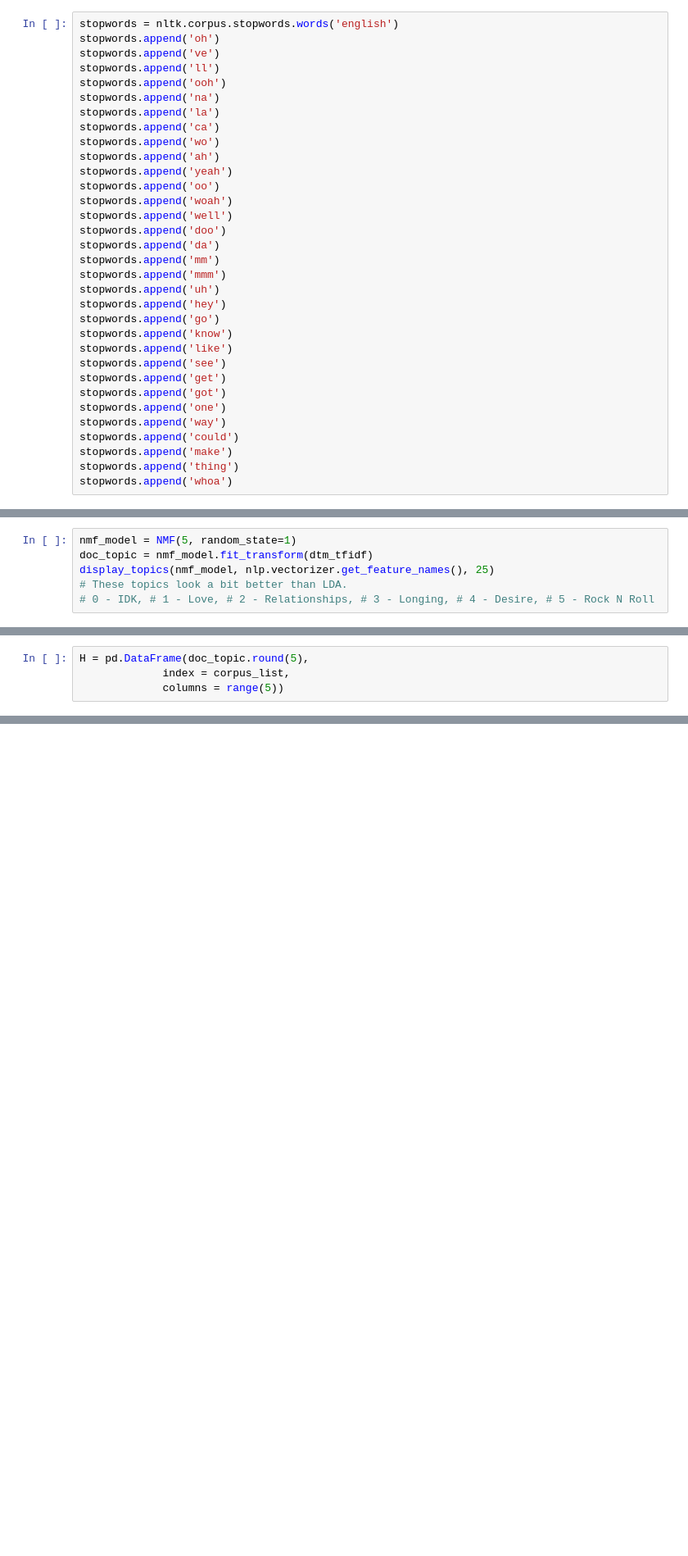
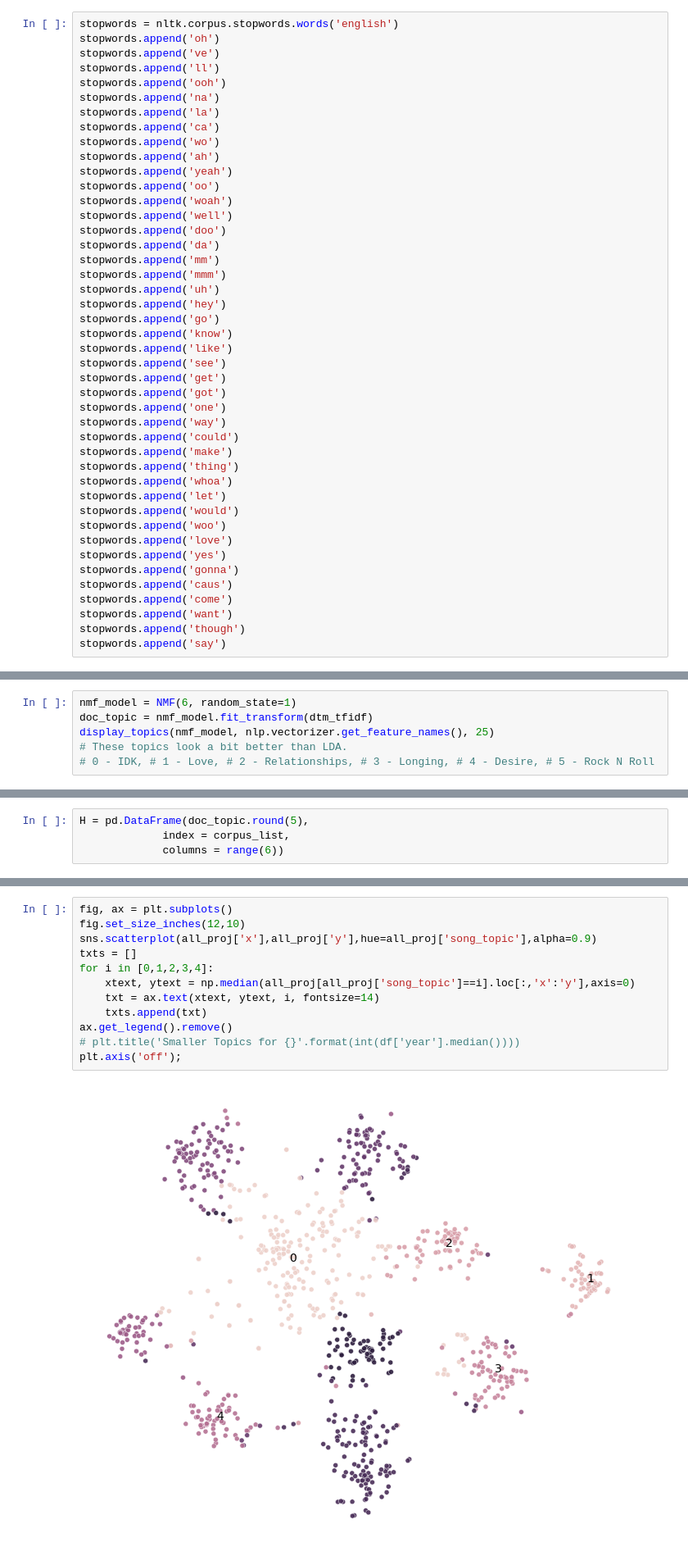
Before and after one commit to josephpcowell/cowell_proj_5, a Jupyter notebook: text_analysis.ipynb, the cells around one changed output, grey strips where cells are left out. Shown: that part at 82% size. Saved outputs shown, nothing was run; the diff lists cells and outputs as text; blank space fills up the shorter version.

Commit message:
Trying to do some topic modeling and sentiment analysis

```diff
--- a/text_analysis.ipynb
+++ b/text_analysis.ipynb
@@ -76,6 +79,17 @@ stopwords.append('could')
 stopwords.append('make')
 stopwords.append('thing')
 stopwords.append('whoa')
+stopwords.append('let')
+stopwords.append('would')
+stopwords.append('woo')
+stopwords.append('love')
+stopwords.append('yes')
+stopwords.append('gonna')
+stopwords.append('caus')
+stopwords.append('come')
+stopwords.append('want')
+stopwords.append('though')
+stopwords.append('say')
 # %%
 nlp = NLPPipe(vectorizer=TfidfVectorizer(stop_words=stopwords, max_df=0.80, min_df=10),
               tokenizer=TweetTokenizer().tokenize,
@@ -86,7 +100,7 @@ nlp.fit(corpus_list)
 dtm_tfidf = nlp.transform(corpus_list)
 # Fit the corpus and transform the corpus
 # %%
-nmf_model = NMF(5, random_state=1)
+nmf_model = NMF(6, random_state=1)
 doc_topic = nmf_model.fit_transform(dtm_tfidf)
 display_topics(nmf_model, nlp.vectorizer.get_feature_names(), 25)
 # These topics look a bit better than LDA.
@@ -109,4 +126,4 @@ want, wanna, give, money, danc, tell, need, say, everyth, yes, tonight, tri, som
 # %%
 H = pd.DataFrame(doc_topic.round(5),
              index = corpus_list,
-             columns = range(5))
+             columns = range(6))
@@ -142,0 +161,14 @@ all_proj
+# %%
+fig, ax = plt.subplots()
+fig.set_size_inches(12,10)
+sns.scatterplot(all_proj['x'],all_proj['y'],hue=all_proj['song_topic'],alpha=0.9)
+txts = []
+for i in [0,1,2,3,4]:
+    xtext, ytext = np.median(all_proj[all_proj['song_topic']==i].loc[:,'x':'y'],axis=0)
+    txt = ax.text(xtext, ytext, i, fontsize=14)
+    txts.append(txt)
+ax.get_legend().remove()
+# plt.title('Smaller Topics for {}'.format(int(df['year'].median())))
+plt.axis('off');
+# %% [output]
+[figure, added]
```
Also changed, not shown: parts of 48 cells of this notebook.
